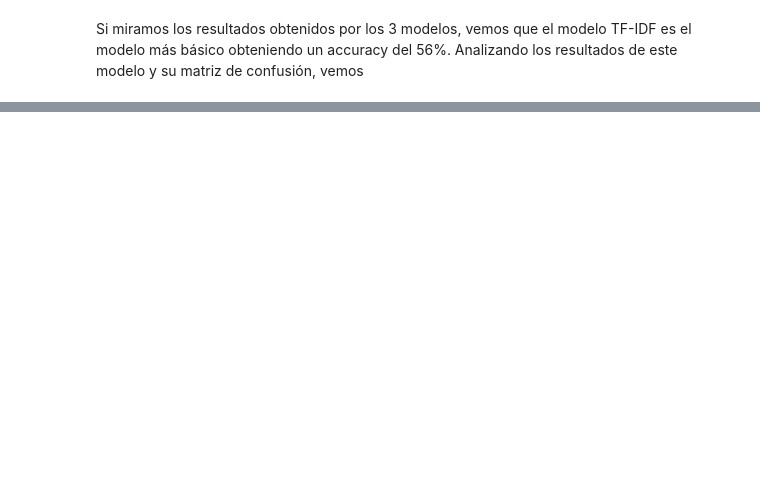
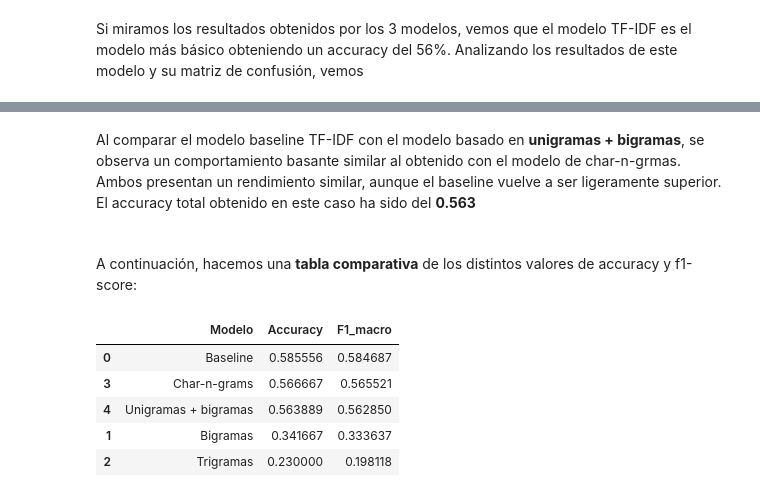
Before and after one commit to mario-mellinasn-um-es/PLN-entregable, a Jupyter notebook: apartado2.ipynb, the cells around one changed output, grey strips where cells are left out. Drawn from its saved outputs; the diff is of its cells as text; code cells hidden in the pictures; blank space fills up the shorter version.

```diff
--- a/apartado2.ipynb
+++ b/apartado2.ipynb
@@ -457,0 +635,16 @@ Si miramos los resultados obtenidos por los 3 modelos, vemos que el modelo TF-ID
+# %%
+# Modelo UNIGRAMAS + BIGRAMAS
+
+clf_tfidf_unigramas_bigramas = Pipeline([
+    ('vect', CountVectorizer(ngram_range=(1, 2), min_df=2)),
+    ('tfidf', TfidfTransformer()),
+    ('clf', LinearSVC(random_state=0, tol=1e-5))
+])
+
+clf_tfidf_unigramas_bigramas.fit(X_train, y_train)
+
+predicted_unigramas_bigramas = clf_tfidf_unigramas_bigramas.predict(X_val)
+accuracy_unigramas_bigramas = np.mean(predicted_unigramas_bigramas == y_val)
+
+print("TF-IDF unigramas + bigramas - Accuracy:", accuracy_unigramas_bigramas)
+print(metrics.classification_report(y_val, predicted_unigramas_bigramas))
@@ -457,0 +665,41 @@ Si miramos los resultados obtenidos por los 3 modelos, vemos que el modelo TF-ID
+# %% [markdown]
+Al comparar el modelo baseline TF-IDF con el modelo basado en **unigramas + bigramas**, se observa un comportamiento basante similar al obtenido con el modelo de char-n-grmas. Ambos presentan un rendimiento similar, aunque el baseline vuelve a ser ligeramente superior. El accuracy total obtenido en este caso ha sido del **0.563**
+# %% [markdown]
+<!--  -->
+# %% [markdown]
+A continuación, hacemos una **tabla comparativa** de los distintos valores de accuracy y f1-score:
+# %%
+# Tabla para comparar las accuracy y el f1-socre
+
+resultados_tfidf_ngramas = pd.DataFrame({
+    "Modelo": [
+        "Baseline",
+        "Bigramas",
+        "Trigramas",
+        "Char-n-grams",
+        "Unigramas + bigramas"
+    ],
+    "Accuracy": [
+        accuracy_tfidf,
+        accuraccy_tfidf_bigramas,
+        accuracy_tfidf_trigramas,
+        accuracy_tfidf__char,
+        accuracy_unigramas_bigramas
+    ],
+    "F1_macro": [
+        metrics.f1_score(y_val, predicted_tfidf, average='macro'),
+        metrics.f1_score(y_val, predicted_tfidf_bigramas, average='macro'),
+        metrics.f1_score(y_val, predicted_tfidf_trigramas, average='macro'),
+        metrics.f1_score(y_val, predicted_tfidf_char, average='macro'),
+        metrics.f1_score(y_val, predicted_unigramas_bigramas, average='macro')
+    ]
+})
+
+resultados_tfidf_ngramas.sort_values(by="Accuracy", ascending=False)
+# %% [output]
+|  | Modelo | Accuracy | F1_macro |
+| 0 | Baseline | 0.585556 | 0.584687 |
+| 3 | Char-n-grams | 0.566667 | 0.565521 |
+| 4 | Unigramas + bigramas | 0.563889 | 0.562850 |
+| 1 | Bigramas | 0.341667 | 0.333637 |
+| 2 | Trigramas | 0.230000 | 0.198118 |
```
Also changed, not shown: parts of 23 cells of this notebook.
